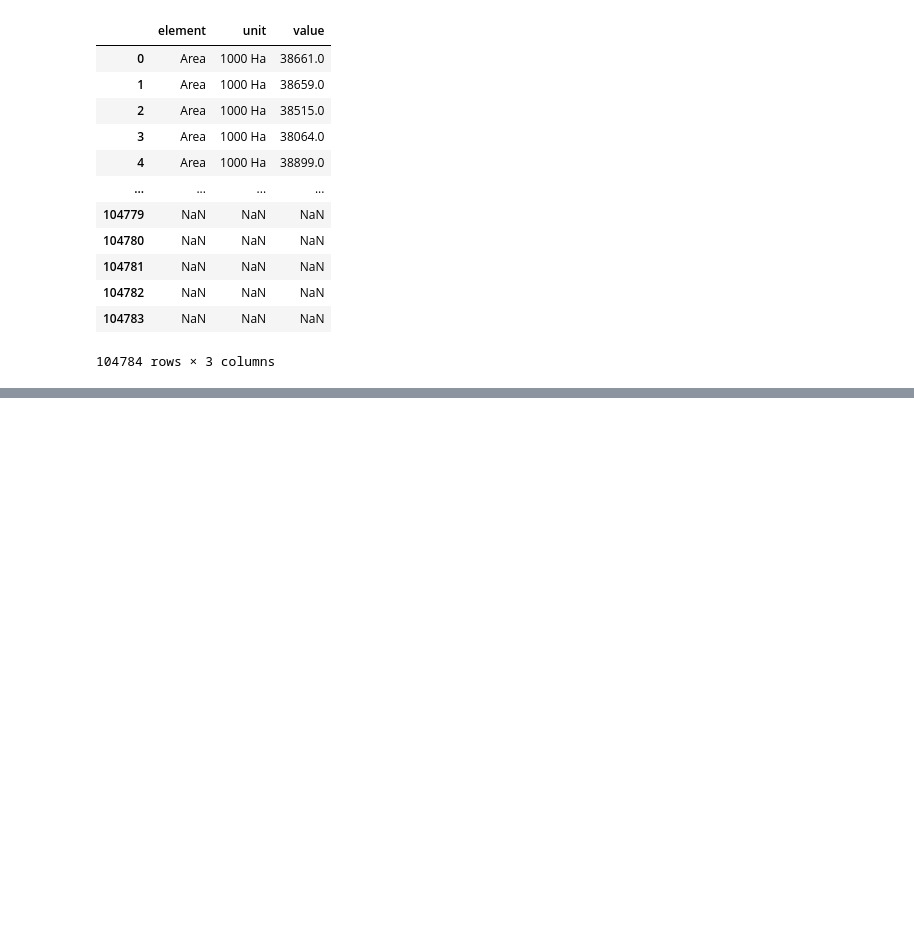
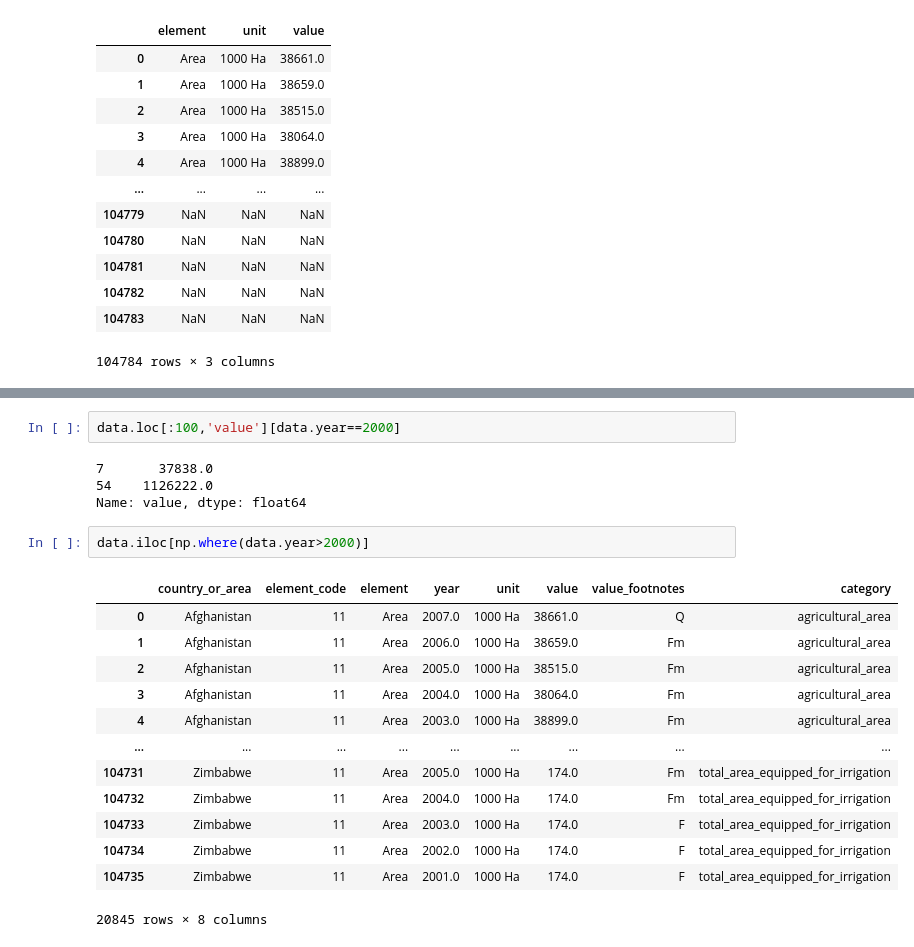
Before and after one commit to ashen007/pandas_data_analysis, a Jupyter notebook: getting started.ipynb, the cells around one changed output, grey strips where cells are left out. Cells and saved outputs as stored; diff of their text form; blank space fills up the shorter version.

```diff
--- a/getting started.ipynb
+++ b/getting started.ipynb
@@ -275,0 +321,22 @@ TypeError: cannot do slice indexing on RangeIndex with these indexers [element_c
+# %%
+data.loc[:100,'value'][data.year==2000]
+# %% [output]
+7       37838.0
+54    1126222.0
+Name: value, dtype: float64
+# %%
+data.iloc[np.where(data.year>2000)]
+# %% [output]
+|  | country_or_area | element_code | element | year | unit | value | value_footnotes | category |
+| 0 | Afghanistan | 11 | Area | 2007.0 | 1000 Ha | 38661.0 | Q | agricultural_area |
+| 1 | Afghanistan | 11 | Area | 2006.0 | 1000 Ha | 38659.0 | Fm | agricultural_area |
+| 2 | Afghanistan | 11 | Area | 2005.0 | 1000 Ha | 38515.0 | Fm | agricultural_area |
+| 3 | Afghanistan | 11 | Area | 2004.0 | 1000 Ha | 38064.0 | Fm | agricultural_area |
+| 4 | Afghanistan | 11 | Area | 2003.0 | 1000 Ha | 38899.0 | Fm | agricultural_area |
+| ... | ... | ... | ... | ... | ... | ... | ... | ... |
+| 104731 | Zimbabwe | 11 | Area | 2005.0 | 1000 Ha | 174.0 | Fm | total_area_equipped_for_irrigation |
+| 104732 | Zimbabwe | 11 | Area | 2004.0 | 1000 Ha | 174.0 | Fm | total_area_equipped_for_irrigation |
+| 104733 | Zimbabwe | 11 | Area | 2003.0 | 1000 Ha | 174.0 | F | total_area_equipped_for_irrigation |
+| 104734 | Zimbabwe | 11 | Area | 2002.0 | 1000 Ha | 174.0 | F | total_area_equipped_for_irrigation |
+| 104735 | Zimbabwe | 11 | Area | 2001.0 | 1000 Ha | 174.0 | F | total_area_equipped_for_irrigation |
+20845 rows × 8 columns
```
Also changed, not shown: parts of 8 cells of this notebook.
